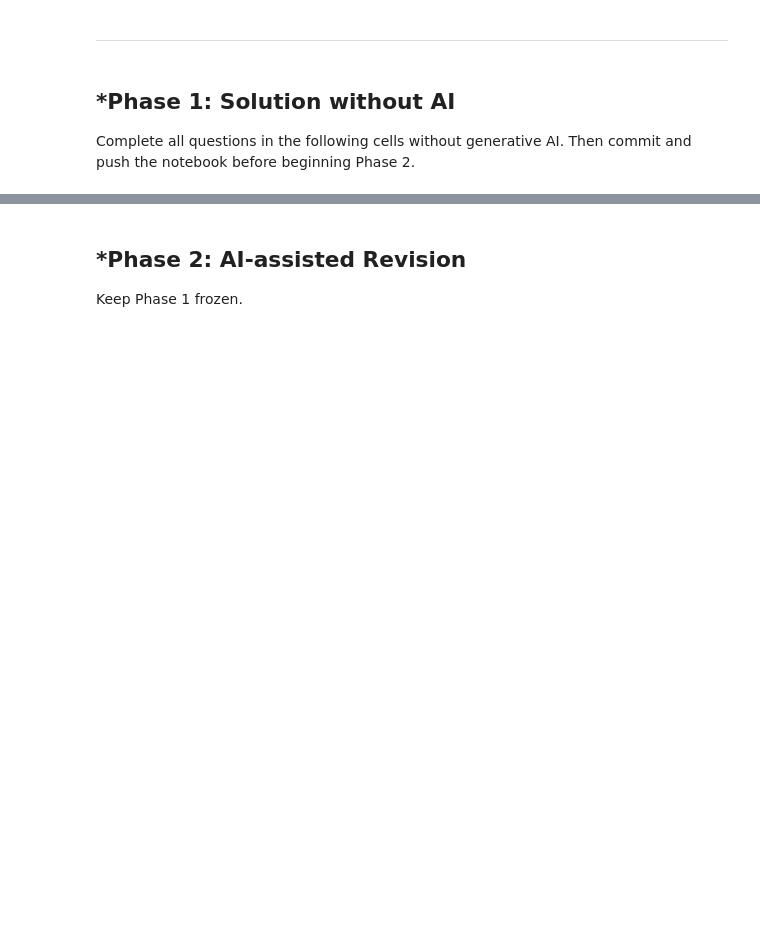
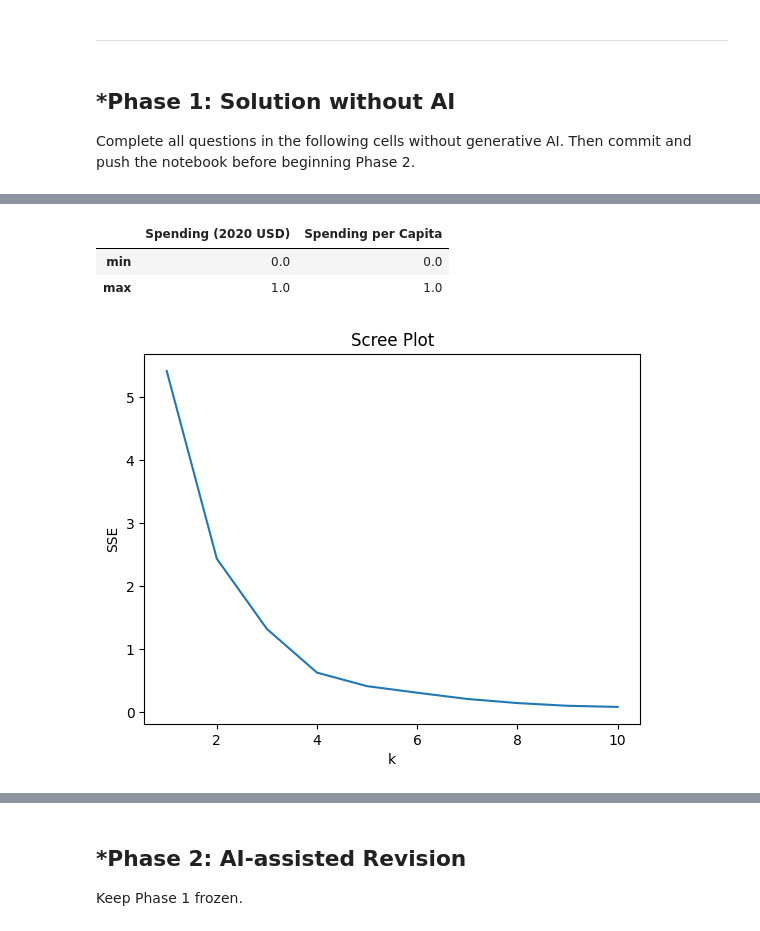
Before and after one commit to derekhatherley/A04-clustering, a Jupyter notebook: A4_notebook.ipynb, the cells around one changed output, grey strips where cells are left out. Cells and saved outputs as stored; diff of their text form; code cells hidden in the pictures; blank space fills up the shorter version.

```diff
--- a/A4_notebook.ipynb
+++ b/A4_notebook.ipynb
@@ -116,0 +145,12 @@ notebook before beginning Phase 2.
+# %%
+df = pd.read_csv('SIPRI Military Expenditure Database.csv')
+df = df.copy()
+df = df[df['Year'] == 2020]
+missing = df.isna().sum()
+print(missing)
+# Missing data, going to drop rows instead of filling
+df = df.dropna()
+print(df.dtypes) # data types are clean
+print(df.shape) # dealing with 148 rows now
+df
+# no further cleaning required now
@@ -116,0 +190,24 @@ notebook before beginning Phase 2.
+# %%
+# Max-min normalize as shown in slides
+features = ["Spending (2020 USD)", "Spending per Capita"]
+unscaled = df.loc[:, features]
+mins = unscaled.min()
+ranges = unscaled.max() - mins
+X = (unscaled - mins) / ranges
+X.agg(["min", "max"])
+# %% [output]
+|  | Spending (2020 USD) | Spending per Capita |
+| min | 0.0 | 0.0 |
+| max | 1.0 | 1.0 |
+# %%
+ks = np.arange(1,11)
+SSE = [
+    KMeans(n_clusters=k, max_iter=300, n_init=10, random_state=0)
+    .fit(X).inertia_
+    for k in ks
+]
+sns.lineplot(x=ks, y=SSE).set(title = 'Scree Plot', xlabel = 'k', ylabel = 'SSE')
+plt.show()
+# Optimal k is 3
+# %% [output]
+[figure, added]
```
Also changed, not shown: parts of 13 cells of this notebook.
